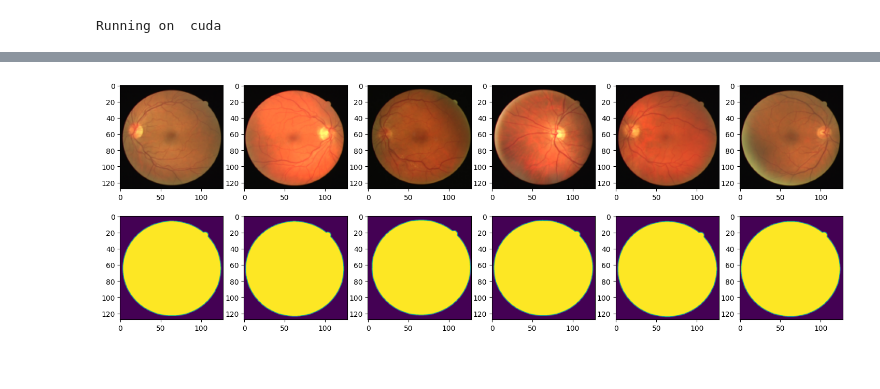
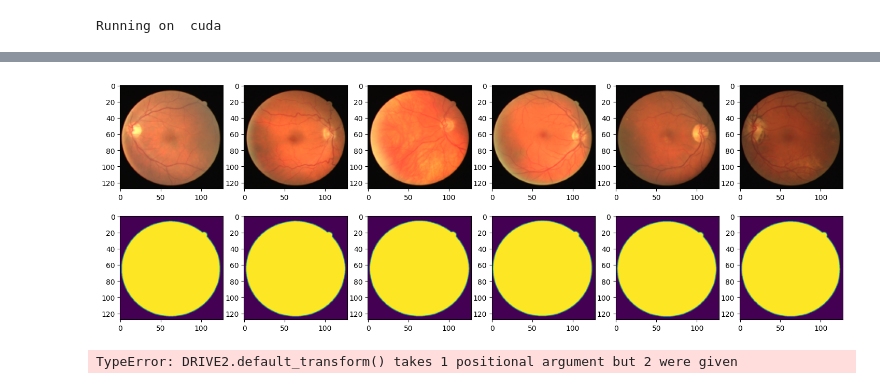
Before and after one commit to s183920/02514-Deep-Learning-In-Computer-Vision, a Jupyter notebook: kat.ipynb, the cells around one changed output, grey strips where cells are left out. Saved outputs shown, nothing was run; the diff lists cells and outputs as text; code cells hidden in the pictures.

Commit message:
DRIVE dataloader update

```diff
--- a/kat.ipynb
+++ b/kat.ipynb
@@ -117,10 +159,8 @@ train_transform = transforms.Compose([transforms.Resize((size, size)),
                                     transforms.ToTensor()])
 test_transform = transforms.Compose([transforms.Resize((size, size)),
                                     transforms.ToTensor()])
+val_transform = transforms.Compose([transforms.Resize((size, size)),
+                                    transforms.ToTensor()])
 
-batch_size = 6
-trainset = DRIVE( transform=train_transform)
-train_loader = DataLoader(trainset, batch_size=batch_size, shuffle=True, num_workers=3)
-
-# testset = DRIVE(train=False, transform=test_transform)
-# test_loader = DataLoader(testset, batch_size=batch_size, shuffle=False, num_workers=3)
+# default_transform = transforms.Compose([transforms.Resize((128,128)),
+#                 transforms.ToTensor()])
@@ -128,0 +174,4 @@ AttributeError: 'DRIVE' object has no attribute 'data_path'
+# %%
+batch_size = 6
+trainset = DRIVE(transform=train_transform)
+train_loader = DataLoader(trainset, batch_size=batch_size, shuffle=False, num_workers=3)
@@ -129,2 +181,5 @@ AttributeError: 'DRIVE' object has no attribute 'data_path'
+# %%
+valset = DRIVE(transform=val_transform)
+val_loader = DataLoader(valset, batch_size=batch_size, shuffle=False, num_workers=3)
 # %%
 print('Loaded %d training images' % len(trainset))
@@ -148,14 +206,14 @@ plt.show()
 # %%
 plt.rcParams['figure.figsize'] = [18, 6]
 
-images, labels = next(iter(test_loader))
+images, labels = next(iter(val_loader))
 
 for i in range(6):
     plt.subplot(2, 6, i+1)
     plt.imshow(np.swapaxes(np.swapaxes(images[i], 0, 2), 0, 1))
 
     plt.subplot(2, 6, i+7)
     plt.imshow(labels[i].squeeze())
 plt.show()
 # %% [output]
-[figure, old version]
+[figure, new version]
@@ -161,0 +342,12 @@ plt.show()
+# %%
+images, labels = next(iter(train_loader))
+
+for i in range(6):
+    plt.subplot(2, 6, i+1)
+    plt.imshow(np.swapaxes(np.swapaxes(images[i], 0, 2), 0, 1))
+
+    plt.subplot(2, 6, i+7)
+    plt.imshow(labels[i].squeeze())
+plt.show()
+# %% [output]
+TypeError: DRIVE2.default_transform() takes 1 positional argument but 2 were given
```
Also changed, not shown: parts of 11 cells of this notebook, 1 other file.
